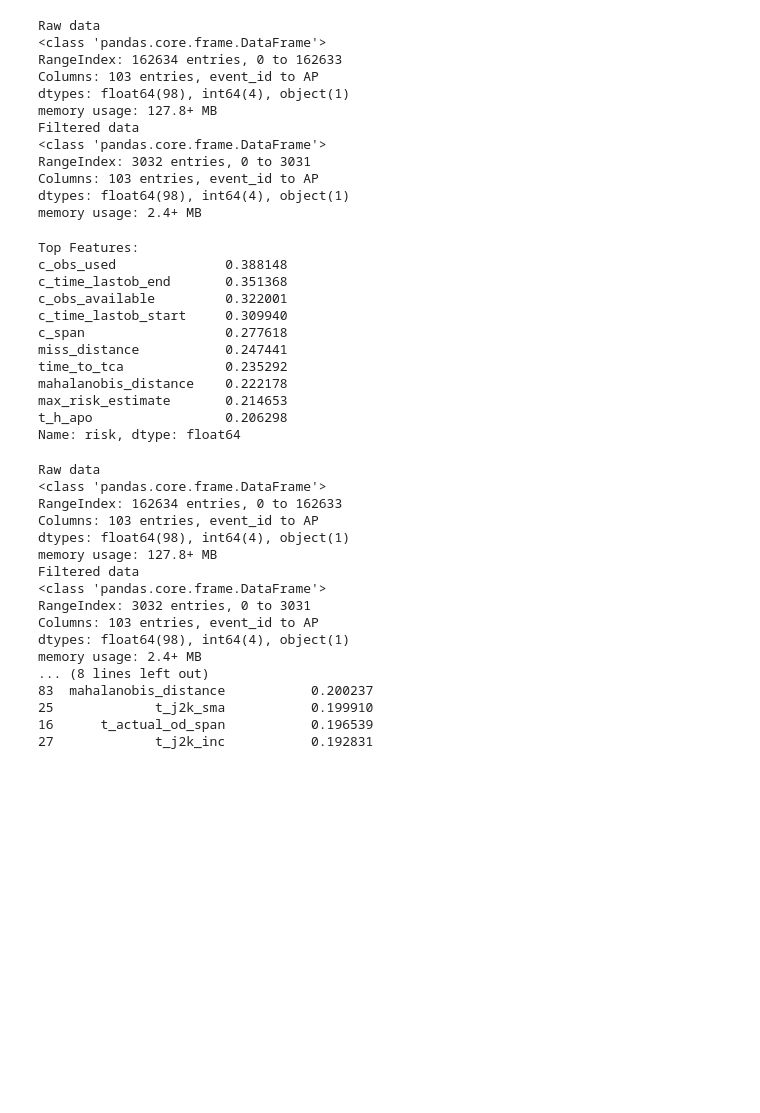
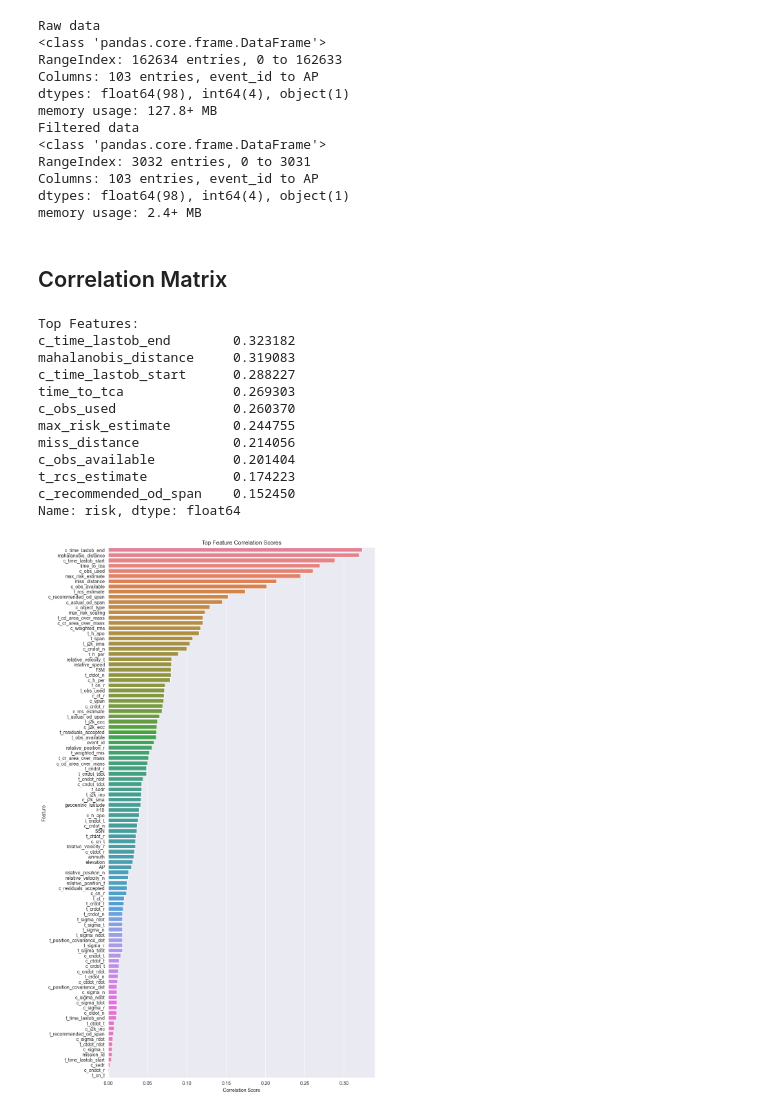
Before and after one commit to freddida/MLProject, a Jupyter notebook: notebooks/engineering/feature_selection.ipynb, the cells around one changed output. Cells and saved outputs as stored; diff of their text form; code cells hidden in the pictures; blank space fills up the shorter version.

Commit message:
updated feature_selection

```diff
--- a/notebooks/engineering/feature_selection.ipynb
+++ b/notebooks/engineering/feature_selection.ipynb
@@ -32,72 +35,41 @@ RangeIndex: 3032 entries, 0 to 3031
 Columns: 103 entries, event_id to AP
 dtypes: float64(98), int64(4), object(1)
 memory usage: 2.4+ MB
+# %% [markdown]
+## Correlation Matrix
 # %%
 # Label encode categorical columns (e.g., "c_object_type")
 label_encode_column(df_filtered, "c_object_type")
 
 # Calculate correlation matrix
 correlation_matrix = df_filtered.corr()
 
 # Identify features with high correlation with the target variable ("risk")
 target_correlation = correlation_matrix["risk"].abs().sort_values(ascending=False)
 best_features = target_correlation[1:]  # Exclude the target variable
-top_features = best_features.head(10)
 print("Top Features:")
-print(top_features)
+print(best_features.head(10))
+
+# Plot the correlation scores of the top features
+plt.figure(figsize=(10, 20))
+sns.barplot(x=best_features.values, y=best_features.index, hue=best_features.index)
+plt.title("Top Feature Correlation Scores")
+plt.xlabel("Correlation Score")
+plt.ylabel("Feature")
+plt.show()
+
+selected_features_corr = best_features[:6].index.tolist()
 # %% [output]
 Top Features:
-c_obs_used              0.388148
-c_time_lastob_end       0.351368
-c_obs_available         0.322001
-c_time_lastob_start     0.309940
-c_span                  0.277618
-miss_distance           0.247441
-time_to_tca             0.235292
-mahalanobis_distance    0.222178
-max_risk_estimate       0.214653
-t_h_apo                 0.206298
+c_time_lastob_end        0.323182
+mahalanobis_distance     0.319083
+c_time_lastob_start      0.288227
+time_to_tca              0.269303
+c_obs_used               0.260370
+max_risk_estimate        0.244755
+miss_distance            0.214056
+c_obs_available          0.201404
+t_rcs_estimate           0.174223
+c_recommended_od_span    0.152450
 Name: risk, dtype: float64
+[figure, added]
-# %%
-from sklearn.feature_selection import mutual_info_regression
-
-# Label encode categorical columns (e.g., "c_object_type")
-# Load data
-df = load_data()
-df_filtered = filter_data(df)
-
-df_filtered.dropna(axis=0, how='any', inplace=True)
-
-label_encode_column(df_filtered, "c_object_type")
-
-features = df_filtered.drop(["risk"], axis=1)
-target = df_filtered["risk"]
-
-# Calculate mutual information between features and target
-mutual_info_scores = mutual_info_regression(features, target)
-
-# Create a DataFrame with feature names and their mutual information scores
-mi_df = pd.DataFrame({"Feature": features.columns, "Mutual_Info_Score": mutual_info_scores})
-mi_df = mi_df.sort_values(by="Mutual_Info_Score", ascending=False)
-
-# Print the features with the highest mutual information scores
-print("Features with the highest mutual information scores:")
-print(mi_df.head(10))
-# %% [output]
-Raw data
-<class 'pandas.core.frame.DataFrame'>
-RangeIndex: 162634 entries, 0 to 162633
-Columns: 103 entries, event_id to AP
-dtypes: float64(98), int64(4), object(1)
-memory usage: 127.8+ MB
-Filtered data
-<class 'pandas.core.frame.DataFrame'>
-RangeIndex: 3032 entries, 0 to 3031
-Columns: 103 entries, event_id to AP
-dtypes: float64(98), int64(4), object(1)
-memory usage: 2.4+ MB
-... (8 lines left out)
-83  mahalanobis_distance           0.200237
-25             t_j2k_sma           0.199910
-16      t_actual_od_span           0.196539
-27             t_j2k_inc           0.192831
```
Also changed, not shown: parts of 10 cells of this notebook, 2 other files.
